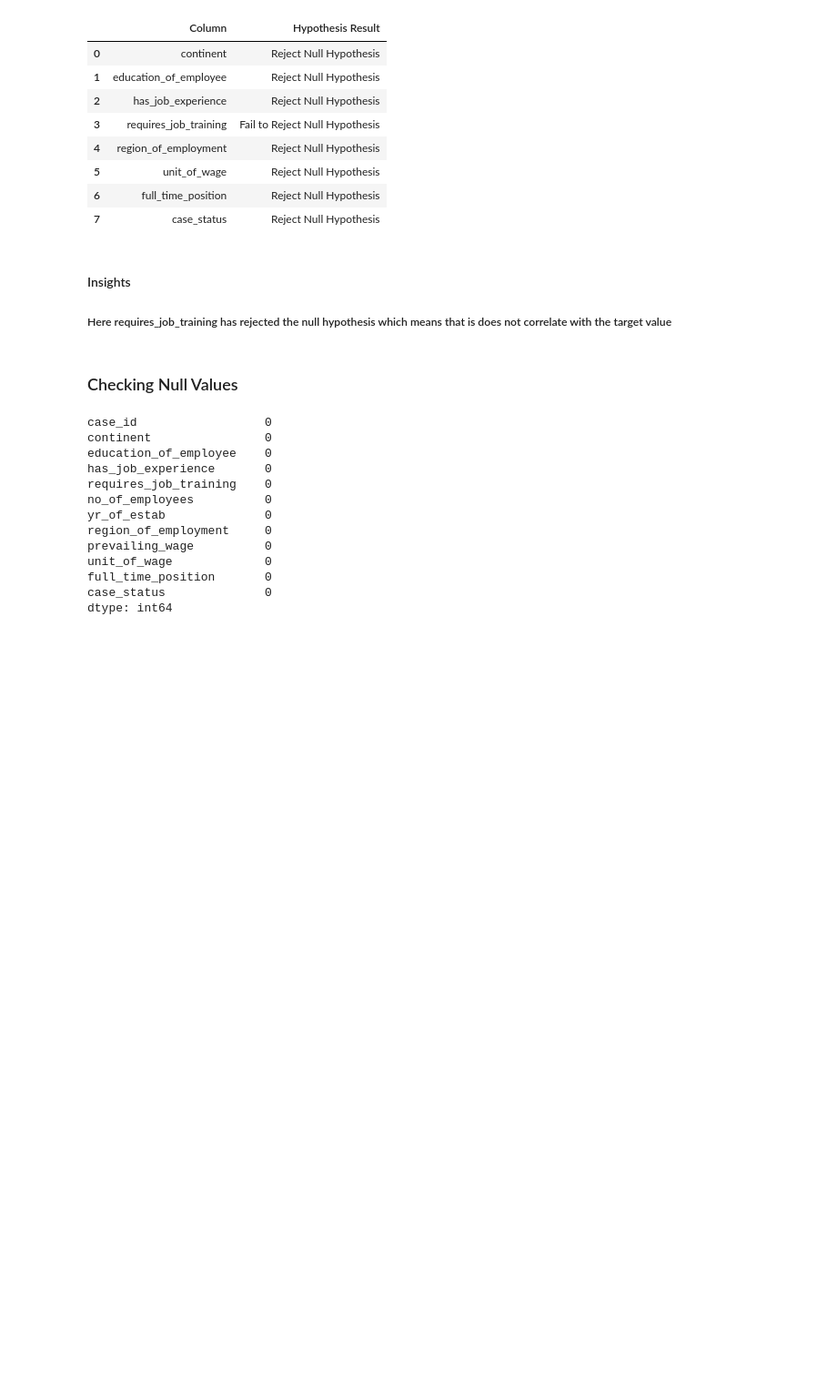
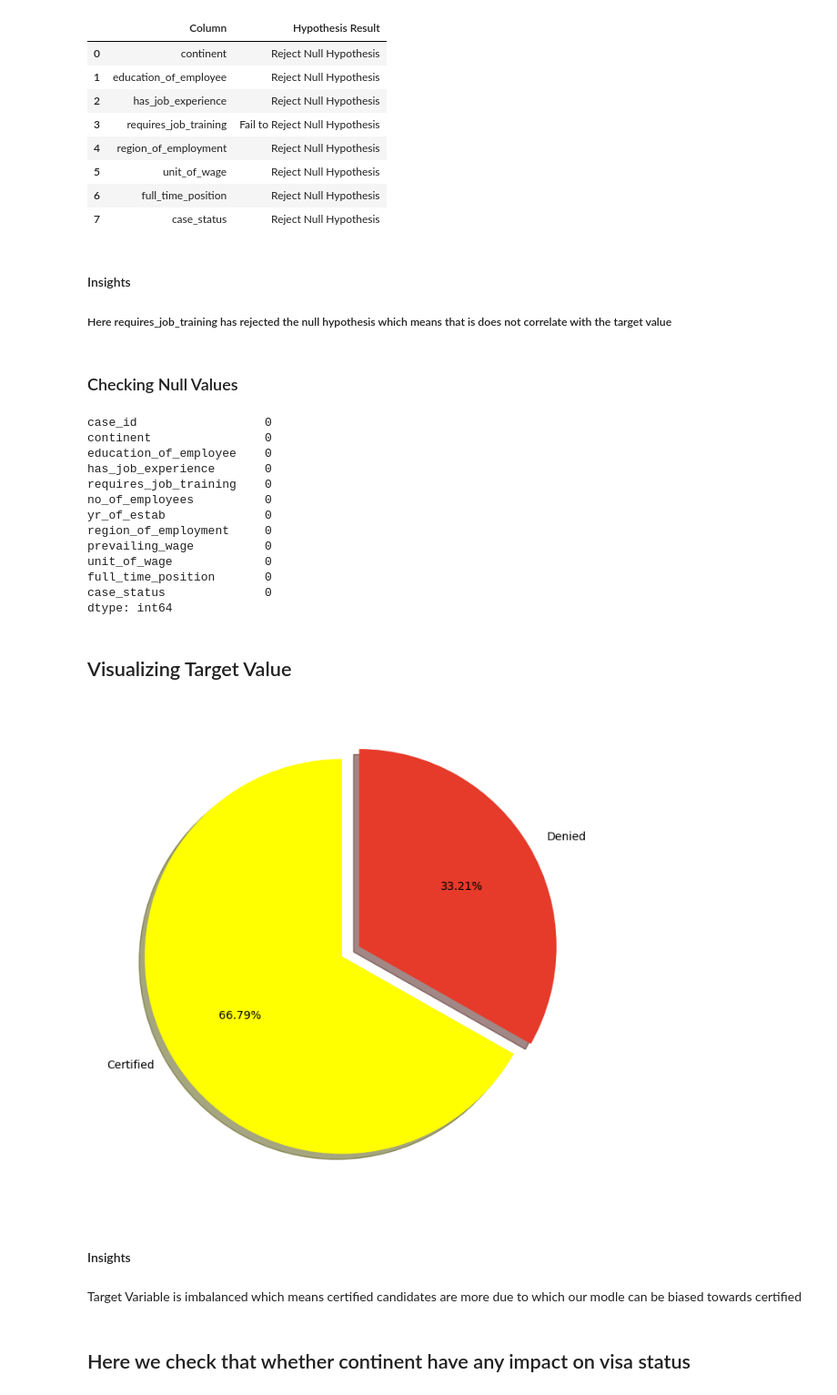
Before and after one commit to RajatVerma01/US-VISA-PREDICTION, a Jupyter notebook: notebook/EDA.ipynb, the cells around one changed output. Shown at 91% size. Drawn from its saved outputs; the diff is of its cells as text; code cells hidden in the pictures; blank space fills up the shorter version.

```diff
--- a/notebook/EDA.ipynb
+++ b/notebook/EDA.ipynb
@@ -198,3 +198,23 @@ unit_of_wage             0
 full_time_position       0
 case_status              0
 dtype: int64
+# %% [markdown]
+## Visualizing Target Value
+# %%
+percentage = df.case_status.value_counts(normalize=True)*100
+labels = ["Certified","Denied"]
+
+fig, ax = plt.subplots(figsize =(15, 8))
+explode = (0, 0.1)
+colors = ['yellow','#e63a2a']
+ax.pie(percentage, labels = labels, startangle = 90,
+       autopct='%1.2f%%',explode=explode, shadow=True, colors=colors)
+plt.show()
+# %% [output]
+[figure, added]
+# %% [markdown]
+#### Insights
+# %% [markdown]
+Target Variable is imbalanced which means certified candidates are more due to which our modle can be biased towards certified
+# %% [markdown]
+## Here we check that whether continent have any impact on visa status
```
Also changed, not shown: parts of 22 cells of this notebook, 1 other file.
